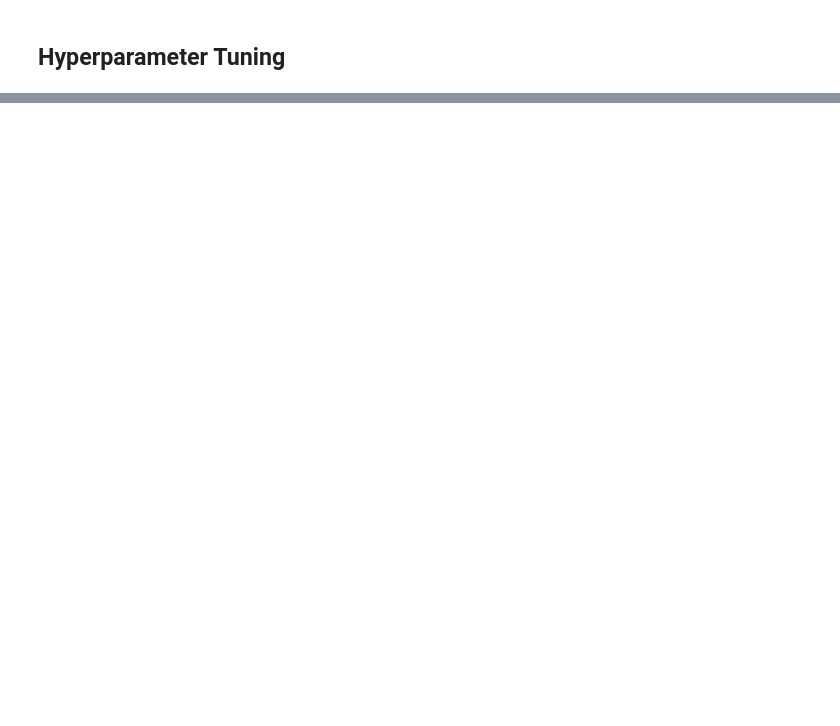
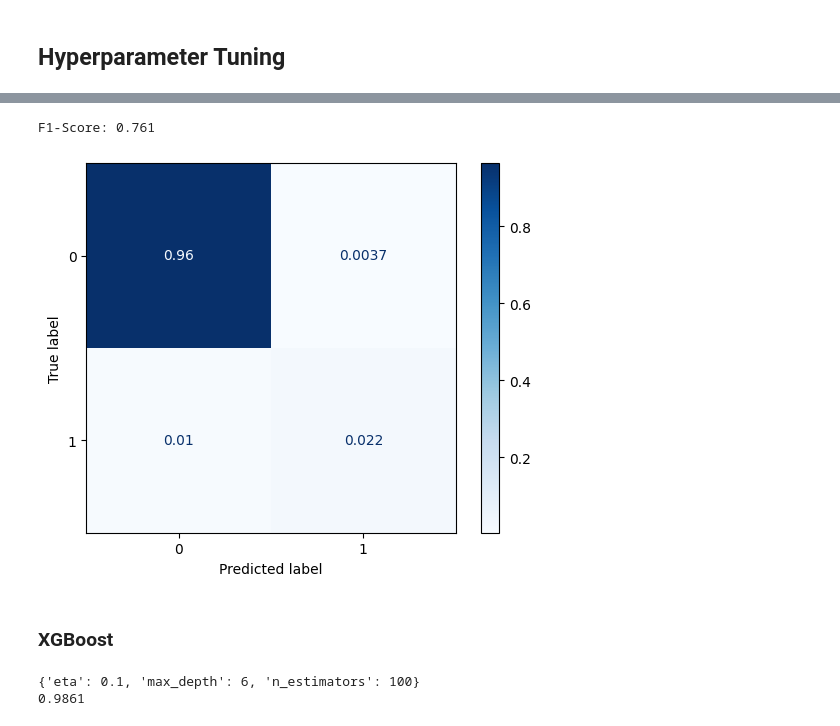
Before and after one commit to davidegc1/SupervisedML_ConversionRateChallenge, a Jupyter notebook: Conversion_Challenge.ipynb, the cells around one changed output, grey strips where cells are left out. Drawn from its saved outputs; the diff is of its cells as text; code cells hidden in the pictures; blank space fills up the shorter version.

```diff
--- a/Conversion_Challenge.ipynb
+++ b/Conversion_Challenge.ipynb
@@ -645,0 +868,35 @@ plt.show()
+# %%
+adaboost_tuned = adaboost_grid_search.best_estimator_
+adaboost_tuned.fit(X_train, y_train)
+
+print(f"F1-Score: {f1_score(y_val, adaboost_tuned.predict(X_val)).round(3)}")
+
+# display confusion matrix
+ConfusionMatrixDisplay.from_estimator(adaboost_tuned, X_val, y_val,
+                                      normalize="all",
+                                      values_format=".2g",
+                                      cmap="Blues")
+plt.show()
+# %% [output]
+F1-Score: 0.761
+[figure, added]
+# %% [markdown]
+### XGBoost
+# %%
+param_grid = {"n_estimators": [100, 150, 200],
+              "eta": [0.01, 0.1, 0.25, 0.5],
+              "max_depth": [6, 8, 10]
+              }
+
+xgb_grid_search = GridSearchCV(xgb,
+                               param_grid=param_grid,
+                               cv=5,
+                               n_jobs=-1,)
+
+xgb_grid_search.fit(X_train, y_train)
+
+print(xgb_grid_search.best_params_)
+print(xgb_grid_search.best_score_.round(4))
+# %% [output]
+{'eta': 0.1, 'max_depth': 6, 'n_estimators': 100}
+0.9861
```
Also changed, not shown: parts of 39 cells of this notebook, 2 other files.
